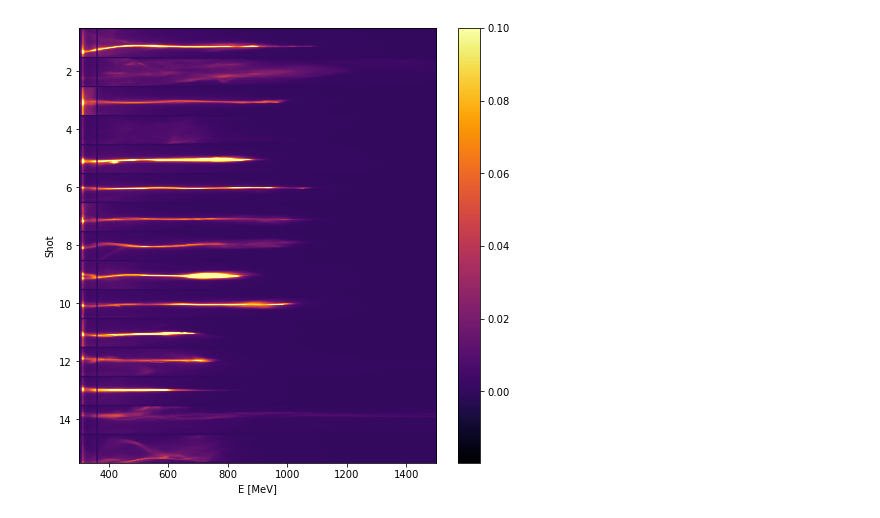
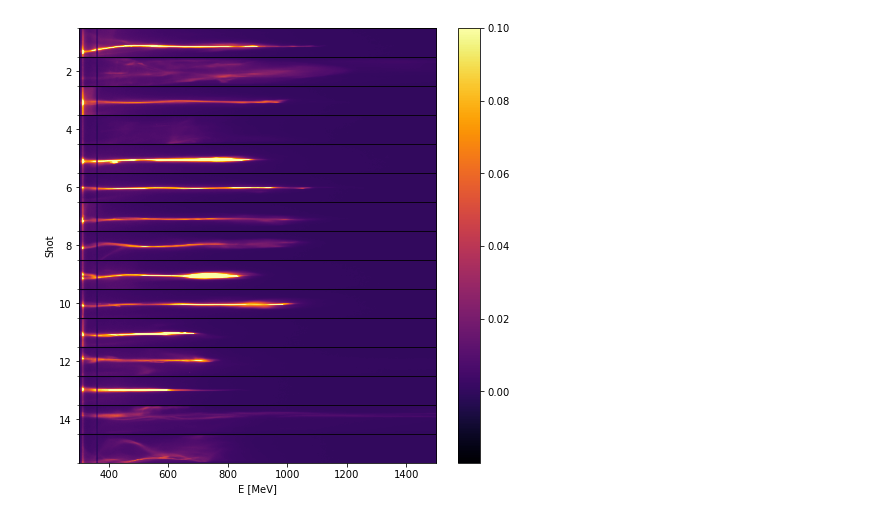
Before and after one commit to kristoffersvendsen86/GeminiXANES2020_analysis, a Jupyter notebook: Notebooks/Espec_high_montage.ipynb, the cells around one changed output. Drawn from its saved outputs; the diff is of its cells as text; code cells hidden in the pictures.

```diff
--- a/Notebooks/Espec_high_montage.ipynb
+++ b/Notebooks/Espec_high_montage.ipynb
@@ -39,7 +39,7 @@ y_mrad = (eSpec_proc.screen_y_mm-28)/screen_dist_m
 montage_y = np.linspace(-20,20,num=50)
 montage_x = eSpec_proc.eAxis_MeV
 
-eSpec_spec_pipe = mirage_analysis.DataPipeline('ESpec_high',
+eSpec_spec_pipe = mirage_analysis.DataPipeline('Espec_high',
                                                   montage_slice, None,
                                                   single_shot_mode=True)
 
@@ -47,11 +47,14 @@ shot_num, data = eSpec_spec_pipe.run(run_name)
 # %%
 montage = np.concatenate( data, axis=0 )
 fig,ax = plt.subplots(1,1,figsize=(8,8))
 N_shots = len(data)
-ih = imagesc(montage,x=montage_x,y=np.linspace(0.5,N_shots+0.5,N_shots+1),ax=ax,
+y_sep = np.linspace(0.5,N_shots+0.5,N_shots+1)
+ih = imagesc(montage,x=montage_x,y=y_sep,ax=ax,
         cmap='inferno',vmax=0.1)
 plt.ylabel('Shot')
 plt.xlabel('E [MeV]')
 cb = plt.colorbar(ih,ax=ax)
+ax.set_yticks( y_sep, minor=True)
+plt.grid(True,axis='y',which='minor',color='k')
 # %% [output]
-[figure, old version]
+[figure, new version]
```
Also changed, not shown: 3 other files.
